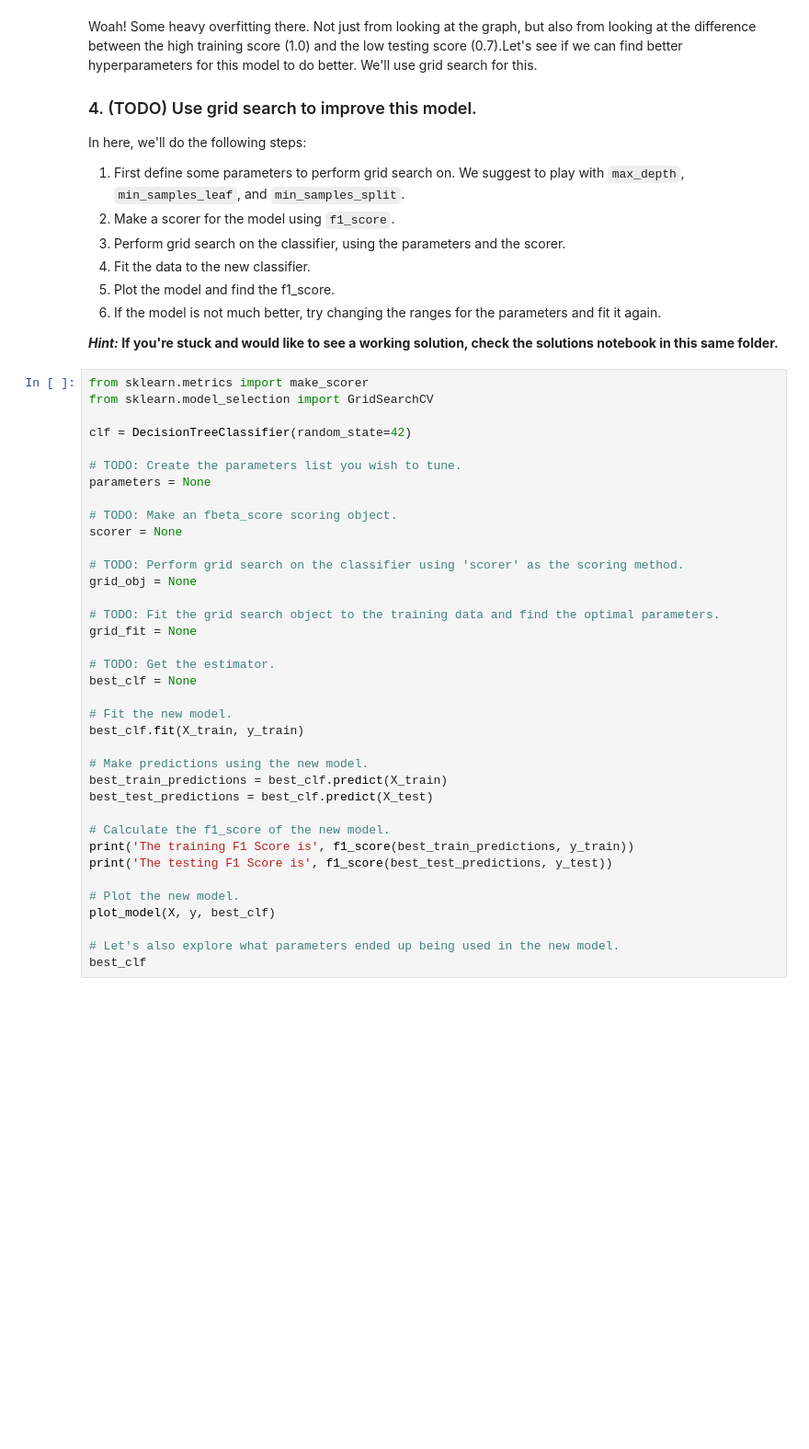
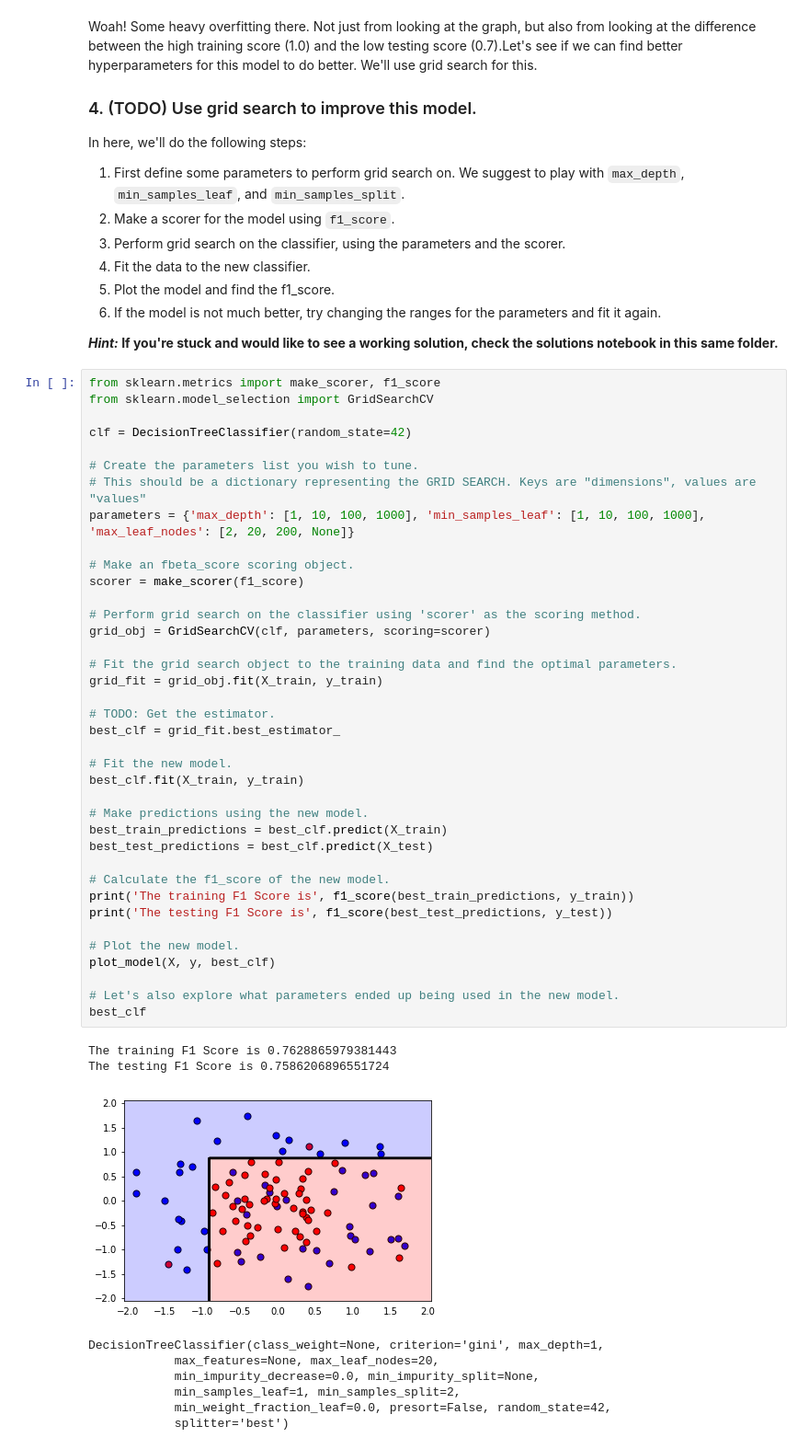
Before and after one commit to dan-lennox/ml_grid_search_example, a Jupyter notebook: Grid_Search_Lab.ipynb, the cells around one changed output. Shown: that part at 92% size. Cells and saved outputs as stored; diff of their text form; blank space fills up the shorter version.

```diff
--- a/Grid_Search_Lab.ipynb
+++ b/Grid_Search_Lab.ipynb
@@ -119,39 +119,50 @@ In here, we'll do the following steps:
 
 **_Hint:_ If you're stuck and would like to see a working solution, check the solutions notebook in this same folder.**
 # %%
-from sklearn.metrics import make_scorer
+from sklearn.metrics import make_scorer, f1_score
 from sklearn.model_selection import GridSearchCV
 
 clf = DecisionTreeClassifier(random_state=42)
 
-# TODO: Create the parameters list you wish to tune.
-parameters = None
+# Create the parameters list you wish to tune.
+# This should be a dictionary representing the GRID SEARCH. Keys are "dimensions", values are "values"
+parameters = {'max_depth': [1, 10, 100, 1000], 'min_samples_leaf': [1, 10, 100, 1000], 'max_leaf_nodes': [2, 20, 200, None]}
 
-# TODO: Make an fbeta_score scoring object.
-scorer = None
+# Make an fbeta_score scoring object.
+scorer = make_scorer(f1_score)
 
-# TODO: Perform grid search on the classifier using 'scorer' as the scoring method.
-grid_obj = None
+# Perform grid search on the classifier using 'scorer' as the scoring method.
+grid_obj = GridSearchCV(clf, parameters, scoring=scorer)
 
-# TODO: Fit the grid search object to the training data and find the optimal parameters.
-grid_fit = None
+# Fit the grid search object to the training data and find the optimal parameters.
+grid_fit = grid_obj.fit(X_train, y_train)
 
 # TODO: Get the estimator.
-best_clf = None
+best_clf = grid_fit.best_estimator_
 
 # Fit the new model.
 best_clf.fit(X_train, y_train)
 
 # Make predictions using the new model.
 best_train_predictions = best_clf.predict(X_train)
 best_test_predictions = best_clf.predict(X_test)
 
 # Calculate the f1_score of the new model.
 print('The training F1 Score is', f1_score(best_train_predictions, y_train))
 print('The testing F1 Score is', f1_score(best_test_predictions, y_test))
 
 # Plot the new model.
 plot_model(X, y, best_clf)
 
 # Let's also explore what parameters ended up being used in the new model.
 best_clf
+# %% [output]
+The training F1 Score is 0.7628865979381443
+The testing F1 Score is 0.7586206896551724
+[figure, added]
+DecisionTreeClassifier(class_weight=None, criterion='gini', max_depth=1,
+            max_features=None, max_leaf_nodes=20,
+            min_impurity_decrease=0.0, min_impurity_split=None,
+            min_samples_leaf=1, min_samples_split=2,
+            min_weight_fraction_leaf=0.0, presort=False, random_state=42,
+            splitter='best')
```
Also changed, not shown: parts of 1 cell of this notebook, 1 other file.
